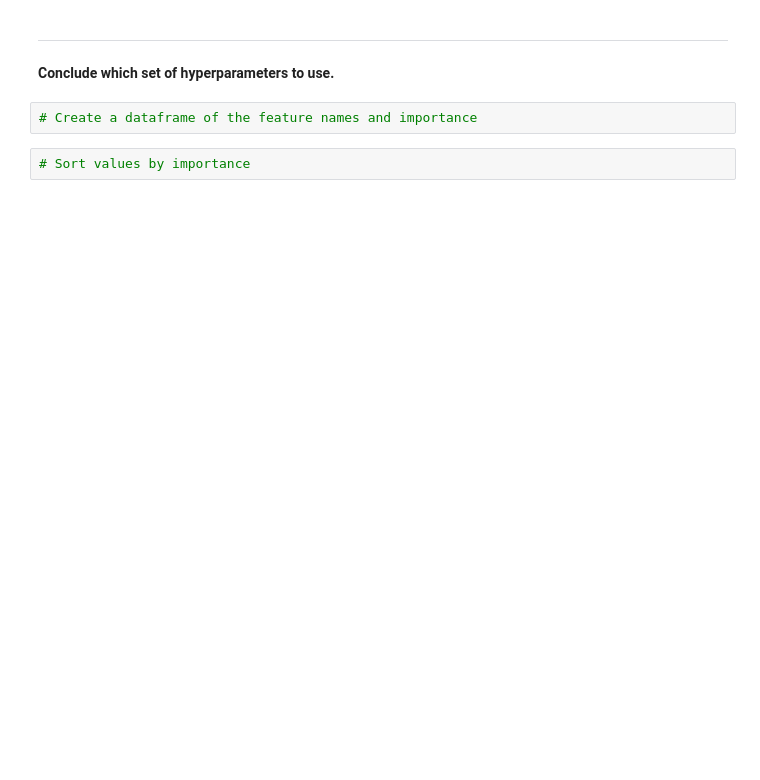
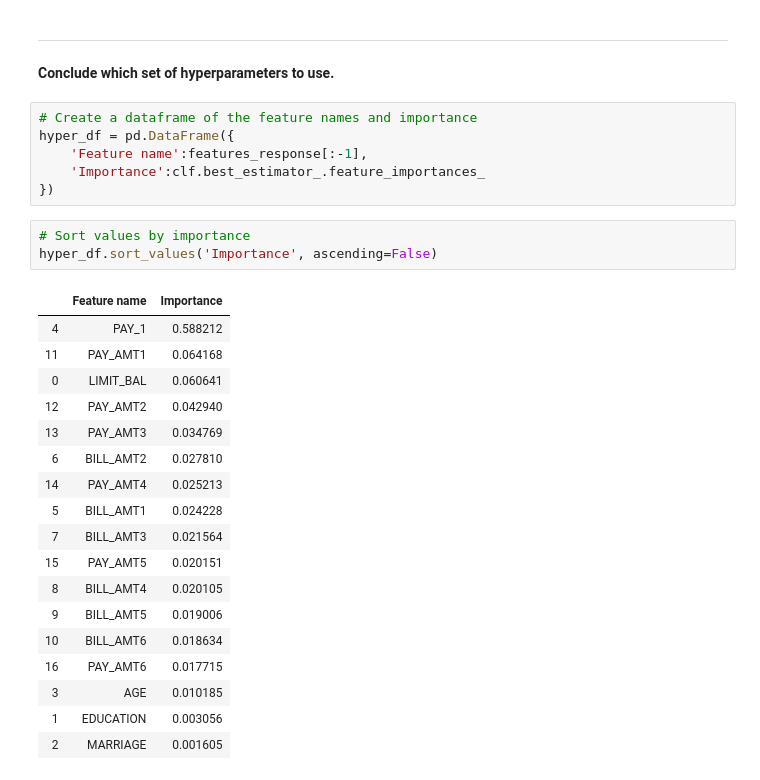
Before and after one commit to drDrozio/Technocolabs_Internship_Project, a Jupyter notebook: MiniProjects/Credit Default/Cross-Validation_Grid_Search_with_Random_Forest.ipynb, the cells around one changed output. Cells and saved outputs as stored; diff of their text form; blank space fills up the shorter version.

```diff
--- a/MiniProjects/Credit Default/Cross-Validation_Grid_Search_with_Random_Forest.ipynb
+++ b/MiniProjects/Credit Default/Cross-Validation_Grid_Search_with_Random_Forest.ipynb
@@ -202,5 +216,29 @@ ________________________________________________________________________________
 **Conclude which set of hyperparameters to use.**
 # %%
 # Create a dataframe of the feature names and importance
+hyper_df = pd.DataFrame({
+    'Feature name':features_response[:-1],
+    'Importance':clf.best_estimator_.feature_importances_
+})
 # %%
 # Sort values by importance
+hyper_df.sort_values('Importance', ascending=False)
+# %% [output]
+|  | Feature name | Importance |
+| 4 | PAY_1 | 0.588212 |
+| 11 | PAY_AMT1 | 0.064168 |
+| 0 | LIMIT_BAL | 0.060641 |
+| 12 | PAY_AMT2 | 0.042940 |
+| 13 | PAY_AMT3 | 0.034769 |
+| 6 | BILL_AMT2 | 0.027810 |
+| 14 | PAY_AMT4 | 0.025213 |
+| 5 | BILL_AMT1 | 0.024228 |
+| 7 | BILL_AMT3 | 0.021564 |
+| 15 | PAY_AMT5 | 0.020151 |
+| 8 | BILL_AMT4 | 0.020105 |
+| 9 | BILL_AMT5 | 0.019006 |
+| 10 | BILL_AMT6 | 0.018634 |
+| 16 | PAY_AMT6 | 0.017715 |
+| 3 | AGE | 0.010185 |
+| 1 | EDUCATION | 0.003056 |
+| 2 | MARRIAGE | 0.001605 |
```
Also changed, not shown: parts of 9 cells of this notebook, 1 other file.
